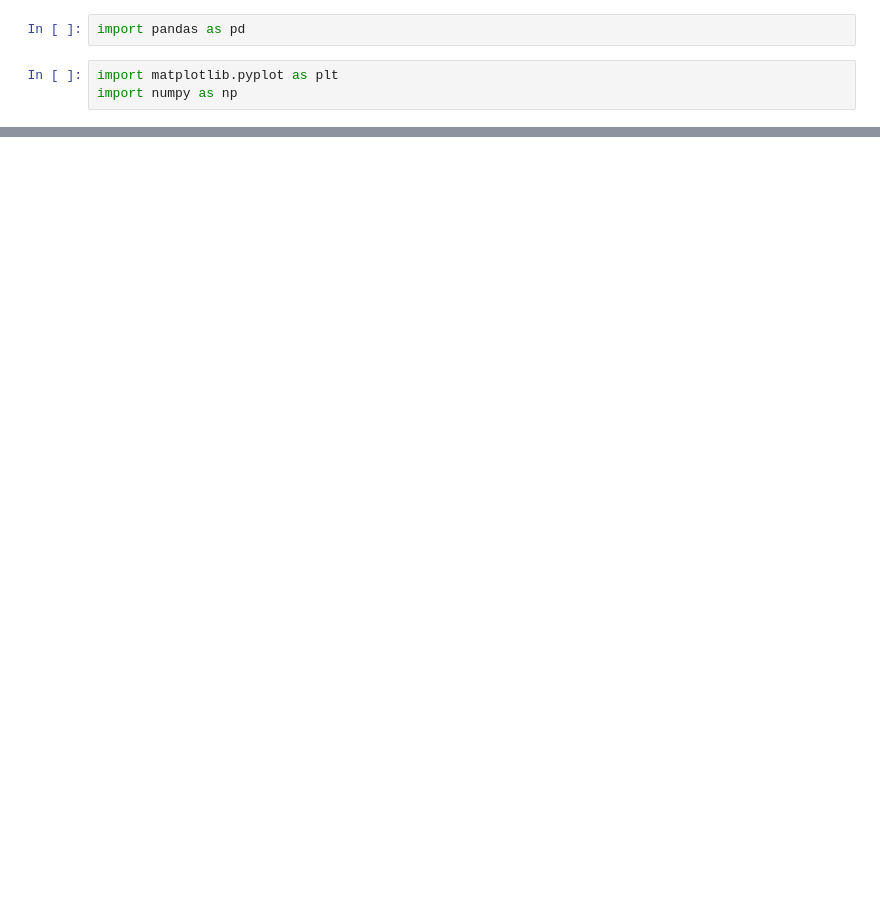
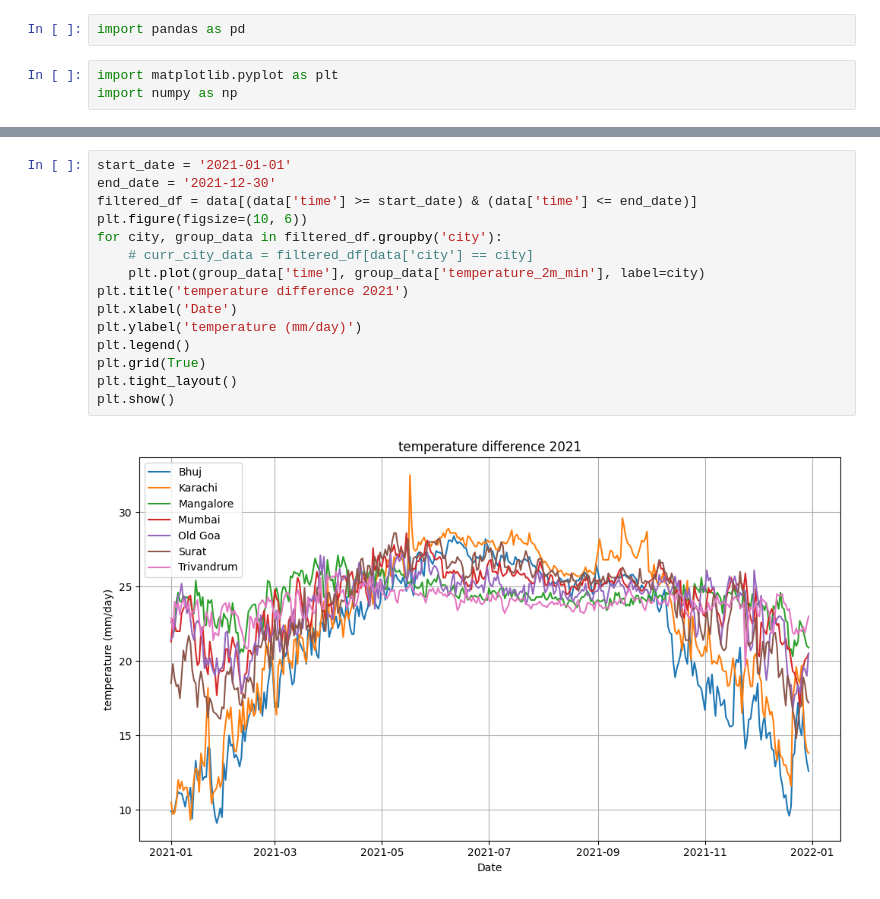
Before and after one commit to OmdenaAI/karachi-pakistan-weather-prediction, a Jupyter notebook: src/tasks/task-2-EDA/eda_temperature.ipynb, the cells around one changed output, grey strips where cells are left out. Saved outputs shown, nothing was run; the diff lists cells and outputs as text; blank space fills up the shorter version.

```diff
--- a/src/tasks/task-2-EDA/eda_temperature.ipynb
+++ b/src/tasks/task-2-EDA/eda_temperature.ipynb
@@ -35 +88,18 @@ for city, group_data in data.groupby('city'):
+# %%
+start_date = '2021-01-01'
+end_date = '2021-12-30'
+filtered_df = data[(data['time'] >= start_date) & (data['time'] <= end_date)]
+plt.figure(figsize=(10, 6))
+for city, group_data in filtered_df.groupby('city'):
+    # curr_city_data = filtered_df[data['city'] == city]
+    plt.plot(group_data['time'], group_data['temperature_2m_min'], label=city)
+plt.title('temperature difference 2021')
+plt.xlabel('Date')
+plt.ylabel('temperature (mm/day)')
+plt.legend()
+plt.grid(True)
+plt.tight_layout()
+plt.show()
+# %% [output]
+[figure, added]
 # %%
```
Also changed, not shown: parts of 9 cells of this notebook.
